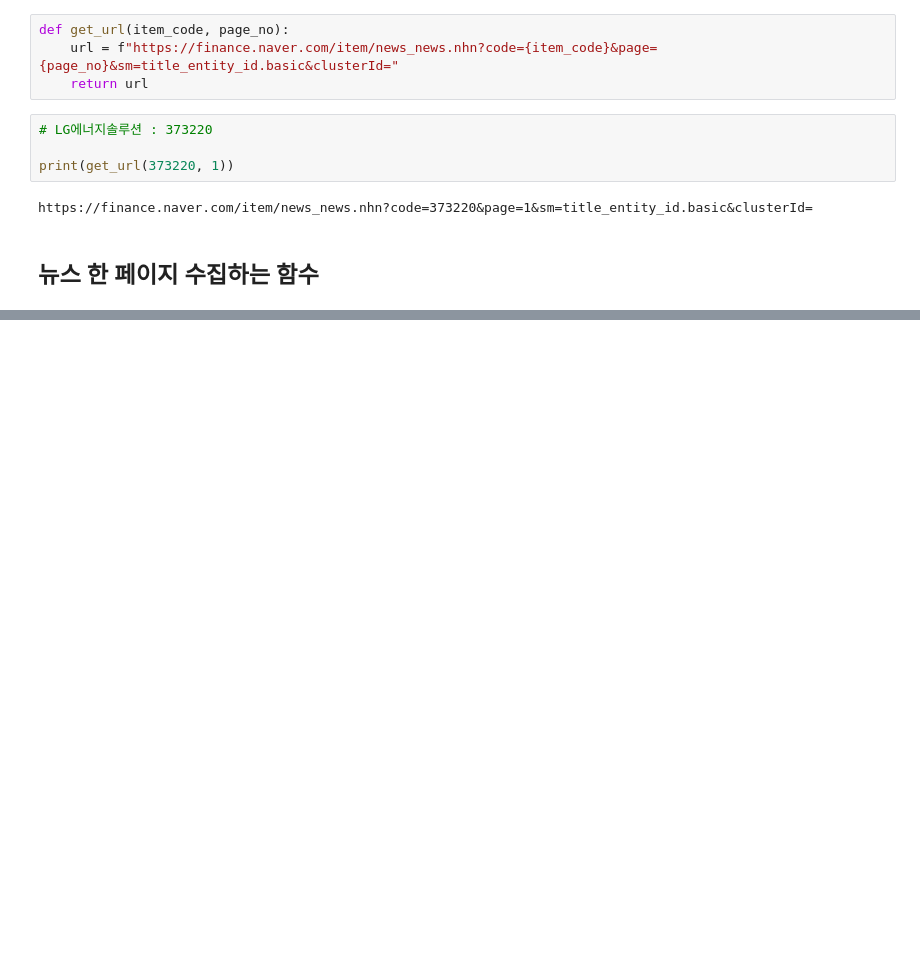
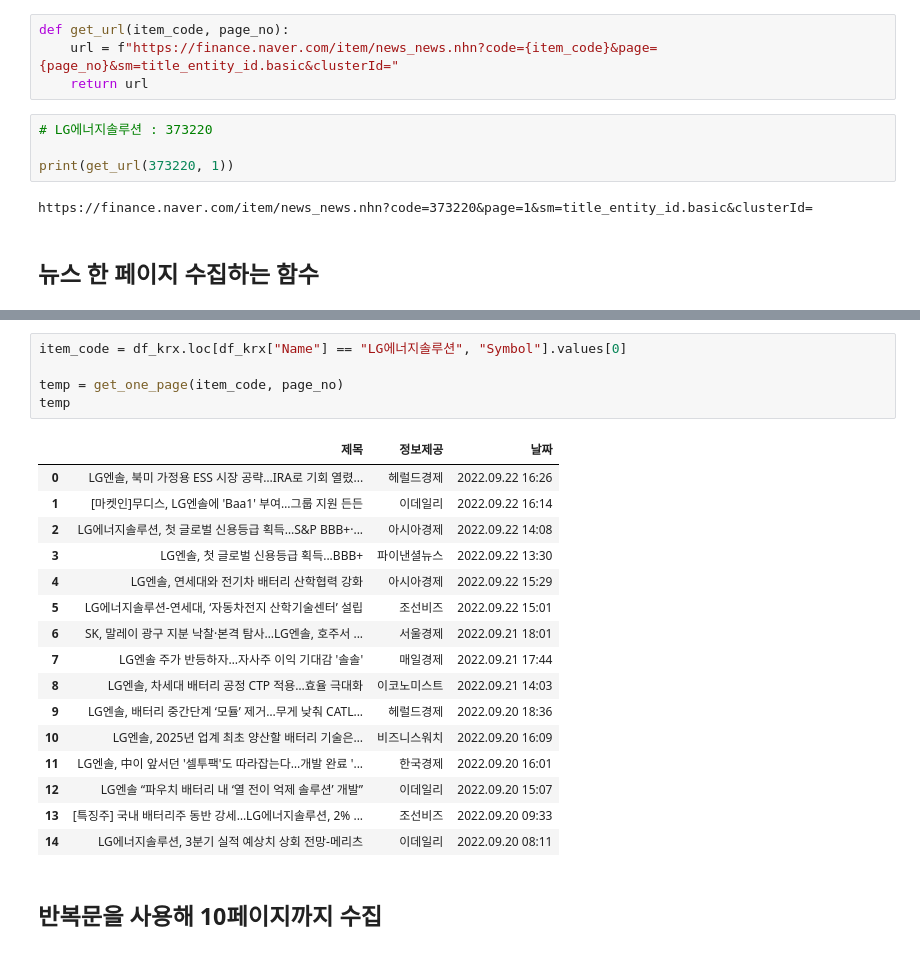
Before and after one commit to wumusill/AI_School, a Jupyter notebook: TP2/Day2/python0202.ipynb, the cells around one changed output, grey strips where cells are left out. Cells and saved outputs as stored; diff of their text form; blank space fills up the shorter version.

```diff
--- a/TP2/Day2/python0202.ipynb
+++ b/TP2/Day2/python0202.ipynb
@@ -205,0 +236,24 @@ get_one_page(373220, 1)
+# %%
+item_code = df_krx.loc[df_krx["Name"] == "LG에너지솔루션", "Symbol"].values[0]
+
+temp = get_one_page(item_code, page_no)
+temp
+# %% [output]
+|  | 제목 | 정보제공 | 날짜 |
+| 0 | LG엔솔, 북미 가정용 ESS 시장 공략…IRA로 기회 열렸... | 헤럴드경제 | 2022.09.22 16:26 |
+| 1 | [마켓인]무디스, LG엔솔에 'Baa1' 부여…그룹 지원 든든 | 이데일리 | 2022.09.22 16:14 |
+| 2 | LG에너지솔루션, 첫 글로벌 신용등급 획득…S&P BBB+·... | 아시아경제 | 2022.09.22 14:08 |
+| 3 | LG엔솔, 첫 글로벌 신용등급 획득...BBB+ | 파이낸셜뉴스 | 2022.09.22 13:30 |
+| 4 | LG엔솔, 연세대와 전기차 배터리 산학협력 강화 | 아시아경제 | 2022.09.22 15:29 |
+| 5 | LG에너지솔루션-연세대, ‘자동차전지 산학기술센터’ 설립 | 조선비즈 | 2022.09.22 15:01 |
+| 6 | SK, 말레이 광구 지분 낙찰·본격 탐사…LG엔솔, 호주서 ... | 서울경제 | 2022.09.21 18:01 |
+| 7 | LG엔솔 주가 반등하자…자사주 이익 기대감 '솔솔' | 매일경제 | 2022.09.21 17:44 |
+| 8 | LG엔솔, 차세대 배터리 공정 CTP 적용…효율 극대화 | 이코노미스트 | 2022.09.21 14:03 |
+| 9 | LG엔솔, 배터리 중간단계 ‘모듈’ 제거…무게 낮춰 CATL... | 헤럴드경제 | 2022.09.20 18:36 |
+| 10 | LG엔솔, 2025년 업계 최초 양산할 배터리 기술은… | 비즈니스워치 | 2022.09.20 16:09 |
+| 11 | LG엔솔, 中이 앞서던 '셀투팩'도 따라잡는다…개발 완료 '... | 한국경제 | 2022.09.20 16:01 |
+| 12 | LG엔솔 “파우치 배터리 내 ‘열 전이 억제 솔루션’ 개발” | 이데일리 | 2022.09.20 15:07 |
+| 13 | [특징주] 국내 배터리주 동반 강세…LG에너지솔루션, 2% ... | 조선비즈 | 2022.09.20 09:33 |
+| 14 | LG에너지솔루션, 3분기 실적 예상치 상회 전망-메리츠 | 이데일리 | 2022.09.20 08:11 |
+# %% [markdown]
+## 반복문을 사용해 10페이지까지 수집
```
Also changed, not shown: parts of 21 cells of this notebook, 7 other files.
